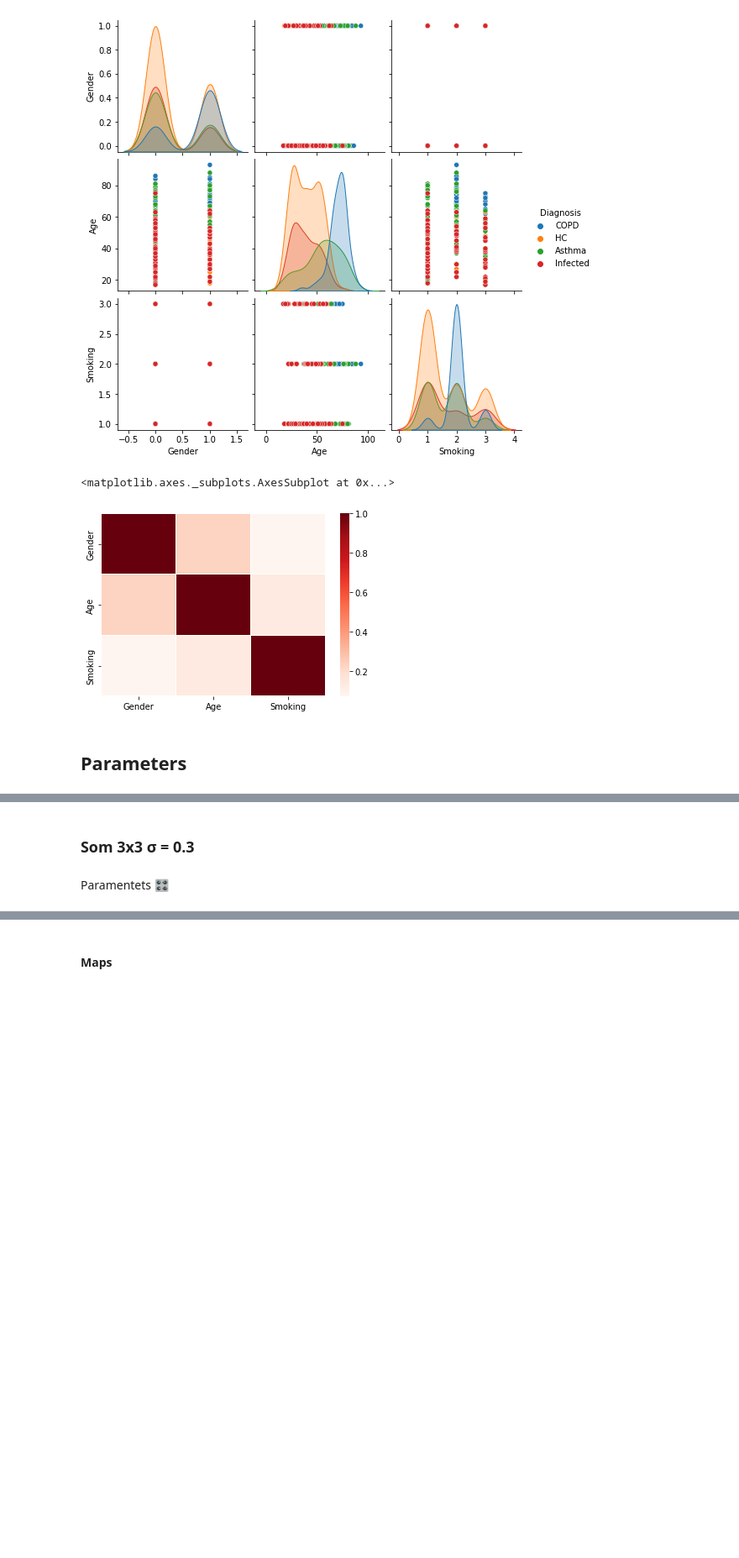
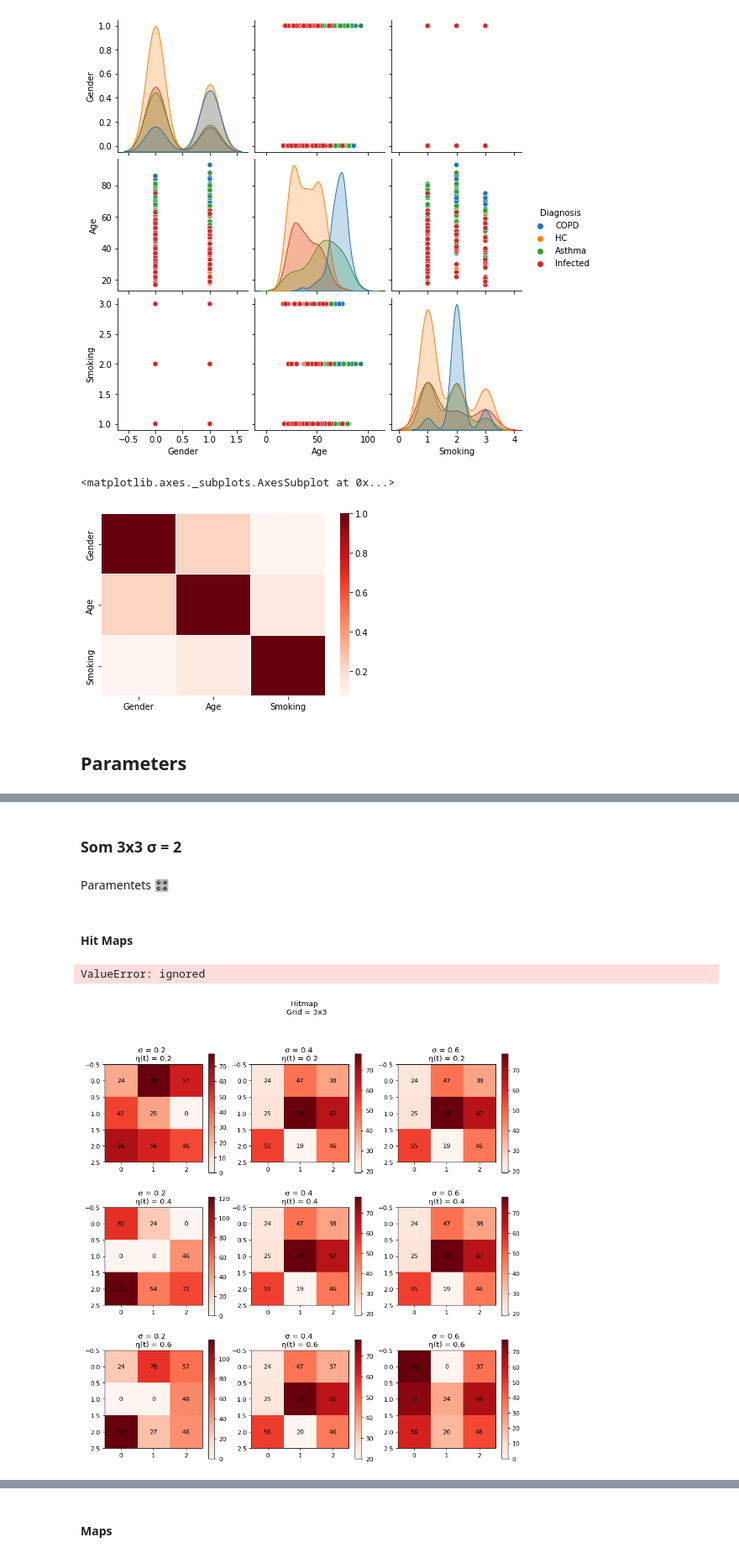
Before and after one commit to barauna-lo/Neurocomputing, a Jupyter notebook: Project_02_SOM.ipynb, the cells around one changed output, grey strips where cells are left out. Shown at 84% size. Saved outputs shown, nothing was run; the diff lists cells and outputs as text; code cells hidden in the pictures; blank space fills up the shorter version.

```diff
--- a/Project_02_SOM.ipynb
+++ b/Project_02_SOM.ipynb
@@ -311,4 +315,4 @@ target = df['Diagnosis'].values
 # %% [markdown]
-### Som 3x3  σ = 0.3
+### Som 3x3  σ = 2
 # %% [markdown]
 Paramentets 🎛️
@@ -314,0 +327,48 @@ Paramentets 🎛️
+# %%
+som_Exasens33 = []
+for i in range(len(sigma)):
+  som_Exasens33.append(MiniSom(n_neurons, m_neurons, data.shape[1],
+                          sigma=sigma[i],
+                          learning_rate=learning_rate[i],
+                          neighborhood_function=neighborhood_function,
+                          random_seed=random_seed))
+  som_Exasens33[i].random_weights_init(data.values)
+  som_Exasens33[i].train_random(data.values, epochs)
+# %% [markdown]
+#### Hit Maps
+# %%
+#i = 0
+figure(figsize=(12, 12),dpi=80)
+plt.suptitle('Hitmap \n Grid = '+str(n_neurons)+'x'+str(m_neurons))
+for k in range(len(sigma)+1):
+
+  som = som_Exasens33[k-1]
+  plt.title("σ = "+str(sigma[k-1])+
+         ' \nη(t) = '+str(learning_rate[k-1]))
+  frequencies = som.activation_response(data.values).astype(int)
+  frequencies = frequencies.T[::-1]
+  #grid_shape  = som.get_weights().shape[0:2]
+  weights     = som.get_weights()
+
+  plt.subplot(3,3,(k+1))
+  plt.imshow(frequencies,cmap=color_map)
+  plt.colorbar()
+  for (i, j), value in np.ndenumerate(frequencies):
+          plt.text(j, i, value, verticalalignment='center',
+                                horizontalalignment='center')
+
+  # plt.subplot(3,2,2)
+  # plt.imshow(som.distance_map(),cmap="Reds")
+  # plt.colorbar()
+  # plt.title('U-Matrix')
+
+  # for i in range(len(labels)):
+  #   plt.subplot(3,2, i + 3)
+  #   plt.title(labels[i])
+  #   plt.imshow(weights[:, :, i-1], cmap='Reds')
+  #   plt.suptitle('Maps \n Grid = '+str(n_neurons)+'x'+str(m_neurons)+" \nsigma = "+str(sigma[i])+' \nLearngim Rate = '+str(learning_rate[i]))
+  #   plt.colorbar() #for plot the bar
+plt.show()
+# %% [output]
+ValueError: ignored
+[figure, added]
```
Also changed, not shown: parts of 25 cells of this notebook.
